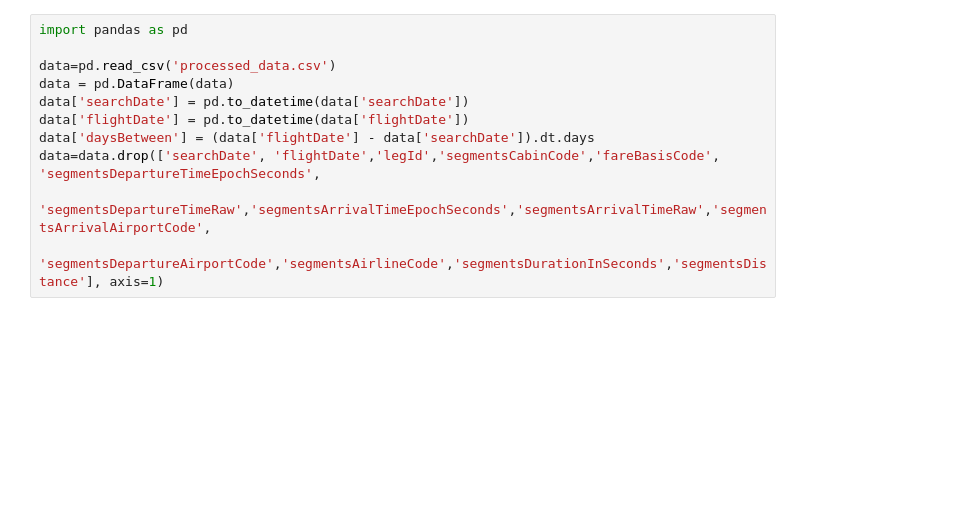
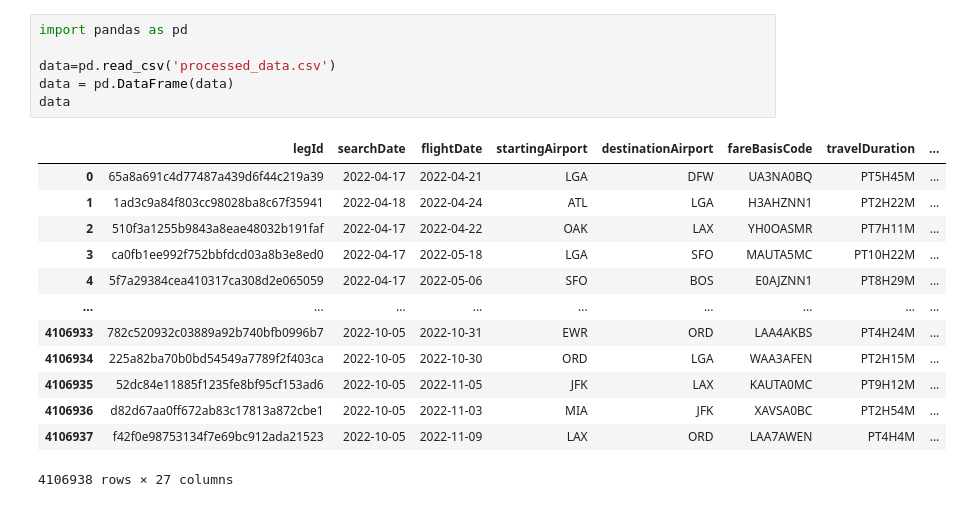
Before and after one commit to charlesyu618/USA-Flight-Prices-Analysis, a Jupyter notebook: project.ipynb, the cells around one changed output. Drawn from its saved outputs; the diff is of its cells as text; blank space fills up the shorter version.

```diff
--- a/project.ipynb
+++ b/project.ipynb
@@ -1,11 +1,20 @@
 # %%
 import pandas as pd
 
 data=pd.read_csv('processed_data.csv')
 data = pd.DataFrame(data)
-data['searchDate'] = pd.to_datetime(data['searchDate'])
-data['flightDate'] = pd.to_datetime(data['flightDate'])
-data['daysBetween'] = (data['flightDate'] - data['searchDate']).dt.days
-data=data.drop(['searchDate', 'flightDate','legId','segmentsCabinCode','fareBasisCode',  'segmentsDepartureTimeEpochSeconds',
-                'segmentsDepartureTimeRaw','segmentsArrivalTimeEpochSeconds','segmentsArrivalTimeRaw','segmentsArrivalAirportCode',
-               'segmentsDepartureAirportCode','segmentsAirlineCode','segmentsDurationInSeconds','segmentsDistance'], axis=1)
+data
+# %% [output]
+|  | legId | searchDate | flightDate | startingAirport | destinationAirport | fareBasisCode | travelDuration | ... |
+| 0 | 65a8a691c4d77487a439d6f44c219a39 | 2022-04-17 | 2022-04-21 | LGA | DFW | UA3NA0BQ | PT5H45M | ... |
+| 1 | 1ad3c9a84f803cc98028ba8c67f35941 | 2022-04-18 | 2022-04-24 | ATL | LGA | H3AHZNN1 | PT2H22M | ... |
+| 2 | 510f3a1255b9843a8eae48032b191faf | 2022-04-17 | 2022-04-22 | OAK | LAX | YH0OASMR | PT7H11M | ... |
+| 3 | ca0fb1ee992f752bbfdcd03a8b3e8ed0 | 2022-04-17 | 2022-05-18 | LGA | SFO | MAUTA5MC | PT10H22M | ... |
+| 4 | 5f7a29384cea410317ca308d2e065059 | 2022-04-17 | 2022-05-06 | SFO | BOS | E0AJZNN1 | PT8H29M | ... |
+| ... | ... | ... | ... | ... | ... | ... | ... | ... |
+| 4106933 | 782c520932c03889a92b740bfb0996b7 | 2022-10-05 | 2022-10-31 | EWR | ORD | LAA4AKBS | PT4H24M | ... |
+| 4106934 | 225a82ba70b0bd54549a7789f2f403ca | 2022-10-05 | 2022-10-30 | ORD | LGA | WAA3AFEN | PT2H15M | ... |
+| 4106935 | 52dc84e11885f1235fe8bf95cf153ad6 | 2022-10-05 | 2022-11-05 | JFK | LAX | KAUTA0MC | PT9H12M | ... |
+| 4106936 | d82d67aa0ff672ab83c17813a872cbe1 | 2022-10-05 | 2022-11-03 | MIA | JFK | XAVSA0BC | PT2H54M | ... |
+| 4106937 | f42f0e98753134f7e69bc912ada21523 | 2022-10-05 | 2022-11-09 | LAX | ORD | LAA7AWEN | PT4H4M | ... |
+4106938 rows × 27 columns
```
Also changed, not shown: parts of 13 cells of this notebook, 1 other file.
